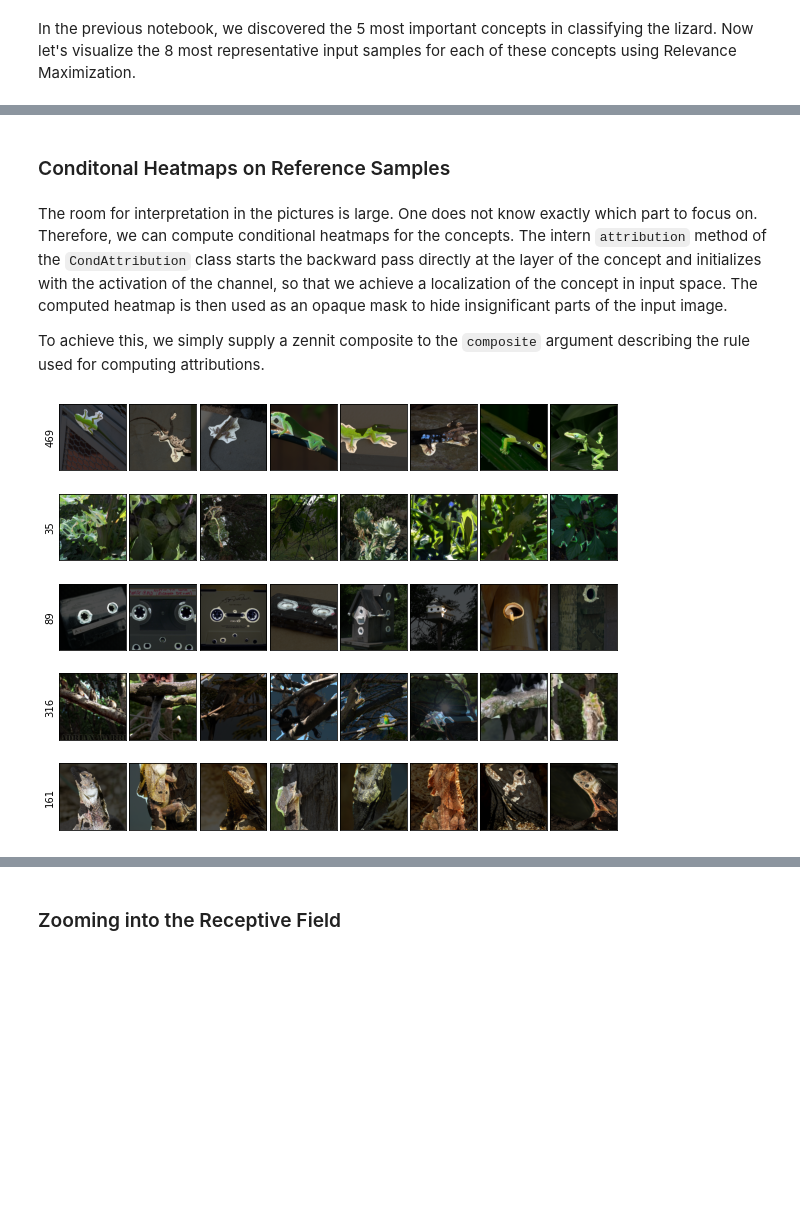
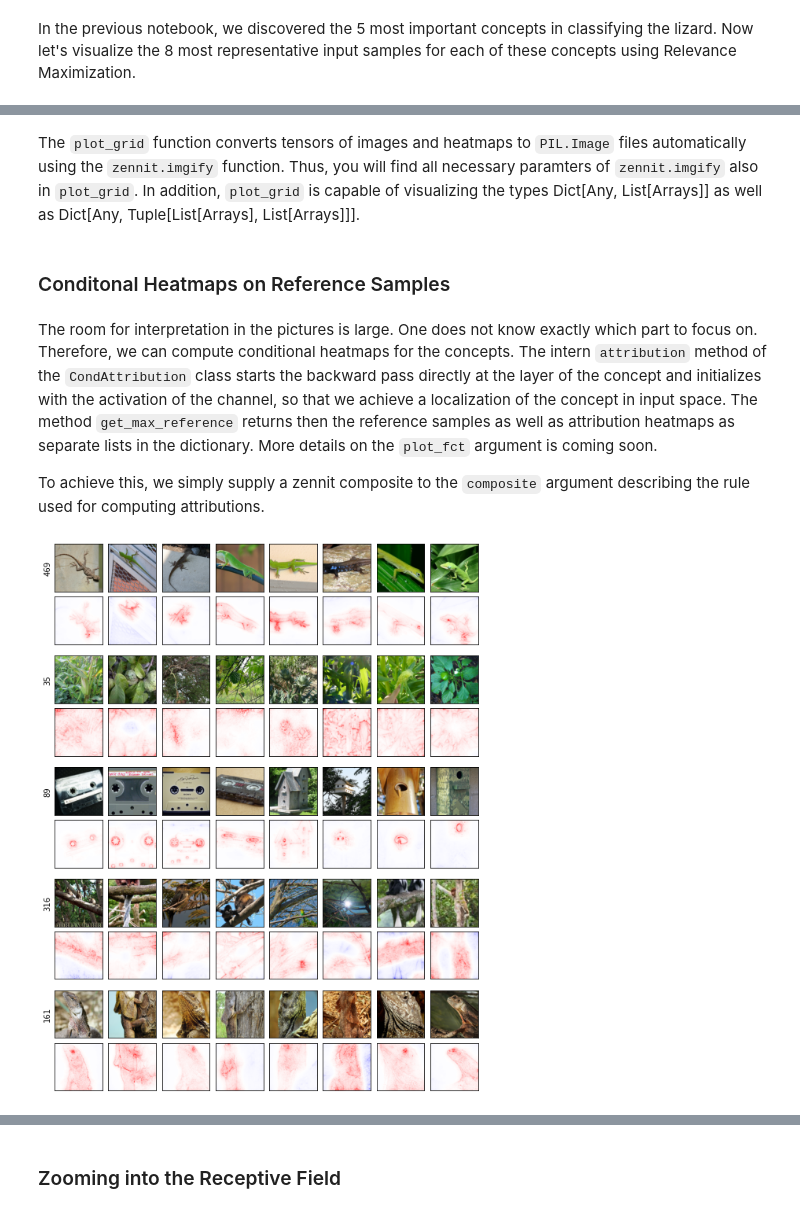
Before and after one commit to rachtibat/zennit-crp, a Jupyter notebook: tutorials/feature_visualization.ipynb, the cells around one changed output, grey strips where cells are left out. Saved outputs shown, nothing was run; the diff lists cells and outputs as text; code cells hidden in the pictures; blank space fills up the shorter version.

```diff
--- a/tutorials/feature_visualization.ipynb
+++ b/tutorials/feature_visualization.ipynb
@@ -65,7 +65,8 @@ imagenet_data = torchvision.datasets.ImageNet(path, transform=transform, split="
 # %% [markdown]
 Finally, we initialize the `FeatureVisualization` class with a custom preprocessing function.
 # %%
-fv = FeatureVisualization(attribution, imagenet_data, layer_map, preprocess_fn=preprocessing, path="VGG16_ImageNet")
+fv_path = "VGG16_ImageNet"
+fv = FeatureVisualization(attribution, imagenet_data, layer_map, preprocess_fn=preprocessing, path=fv_path)
 # %% [markdown]
 That's it! Now run the analysis or skip it by going to the next line of Python code (the analysis results for layer features.40 were precomputed and are located inside the tutorials/VGG16_ImageNet directory).
 # %%
@@ -84,13 +85,15 @@ plot_grid(ref_c, figsize=(10, 8), padding=False)
+# %% [markdown]
+The `plot_grid` function converts tensors of images and heatmaps to `PIL.Image` files automatically using the `zennit.imgify` function. Thus, you will find all necessary paramters of `zennit.imgify` also in `plot_grid`. In addition, `plot_grid` is capable of visualizing the types Dict[Any, List[Arrays]] as well as Dict[Any, Tuple[List[Arrays], List[Arrays]]].
 # %% [markdown]
 ### Conditonal Heatmaps on Reference Samples
 # %% [markdown]
-The room for interpretation in the pictures is large. One does not know exactly which part to focus on. Therefore, we can compute conditional heatmaps for the concepts. The intern `attribution` method of the `CondAttribution` class starts the backward pass directly at the layer of the concept and initializes with the activation of the channel, so that we achieve a localization of the concept in input space. The computed heatmap is then used as an opaque mask to hide insignificant parts of the input image.
+The room for interpretation in the pictures is large. One does not know exactly which part to focus on. Therefore, we can compute conditional heatmaps for the concepts. The intern `attribution` method of the `CondAttribution` class starts the backward pass directly at the layer of the concept and initializes with the activation of the channel, so that we achieve a localization of the concept in input space. The method `get_max_reference` returns then the reference samples as well as attribution heatmaps as separate lists in the dictionary. More details on the `plot_fct` argument is coming soon.
 
 To achieve this, we simply supply a zennit composite to the `composite` argument describing the rule used for computing attributions.
 # %%
-ref_c = fv.get_max_reference([469, 35, 89, 316, 161], "features.40", "relevance", (0, 8), composite=composite)
+ref_c = fv.get_max_reference([469, 35, 89, 316, 161], "features.40", "relevance", (0, 8), composite=composite, plot_fct=None)
 
-plot_grid(ref_c, figsize=(10, 8))
+plot_grid(ref_c, figsize=(8, 10))
 # %% [output]
-[figure, old version]
+[figure, new version]
 # %% [markdown]
```
Also changed, not shown: parts of 14 cells of this notebook.
